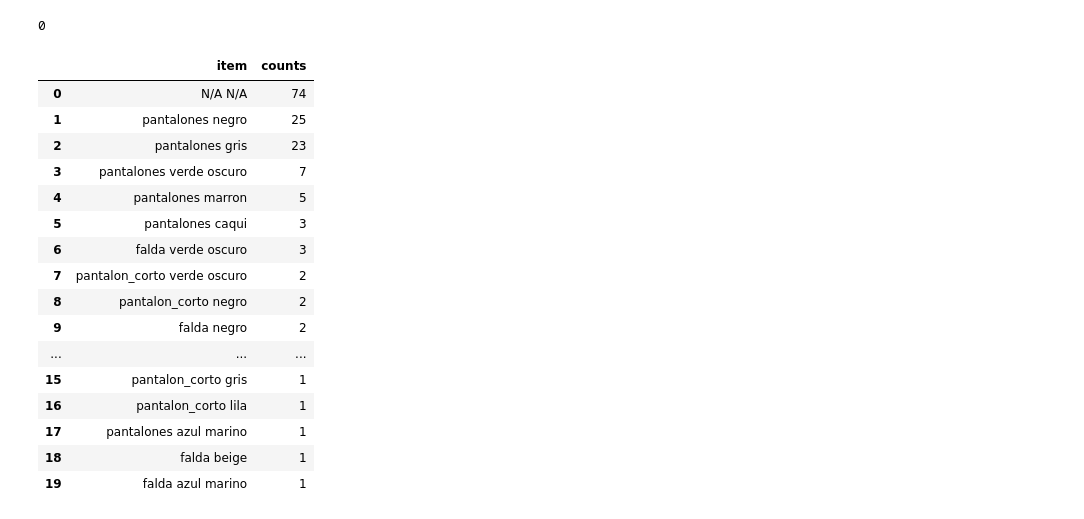
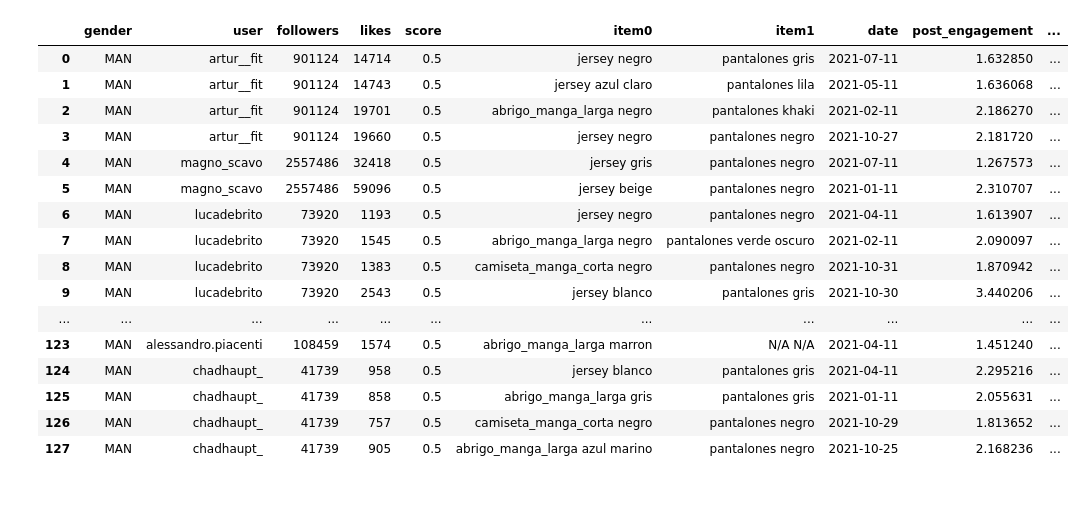
Before and after one commit to oscar-gonzalez-s/PAE_Accenture, a Jupyter notebook: DataProcessing/test2.ipynb, the cells around one changed output. Saved outputs shown, nothing was run; the diff lists cells and outputs as text; code cells hidden in the pictures.

```diff
--- a/DataProcessing/test2.ipynb
+++ b/DataProcessing/test2.ipynb
@@ -159,11 +159,11 @@ def getLabelsDF(df,item):
 # %%
 if __name__ == "__main__":
   postsDF = getGeneralDataframe("recognition-output.json", "influencers.csv")
-  df_w= getFilteredDataframe(postsDF,"WOMAN")
-  df_m= getFilteredDataframe(postsDF,"MAN")
+  df_w= getFilteredDataframe(postsDF,"WOMAN").copy()
+  df_m= getFilteredDataframe(postsDF,"MAN").copy()
 
   possible_w = getPossibleTrend(df_w)
   possible_m = getPossibleTrend(df_m)
 
-  #topLabelsDF = getLabelsDF(possible_w,'item0')
-  #bottomLabelsDF = getLabelsDF(possible_w,'item1')
+  topLabelsDF = getLabelsDF(possible_w,'item0')
+  bottomLabelsDF = getLabelsDF(possible_w,'item1')
@@ -191,29 +170,28 @@ See the caveats in the documentation: https://pandas.pydata.org/pandas-docs/stab
 # %%
 
-print("0")
 #postsDF
 #topLabelsDF
 #bottomLabelsDF
 #df_w
 #df_m
 #possible_w
-#possible_m
+#pd.set_option('display.max_rows', None)
+possible_m
 # %% [output]
-0
-|  | item | counts |
-| 0 | N/A N/A | 74 |
-| 1 | pantalones negro | 25 |
-| 2 | pantalones gris | 23 |
-| 3 | pantalones verde oscuro | 7 |
-| 4 | pantalones marron | 5 |
-| 5 | pantalones caqui | 3 |
-| 6 | falda verde oscuro | 3 |
-| 7 | pantalon_corto verde oscuro | 2 |
-| 8 | pantalon_corto negro | 2 |
-| 9 | falda negro | 2 |
-| ... | ... | ... |
-| 15 | pantalon_corto gris | 1 |
-| 16 | pantalon_corto lila | 1 |
-| 17 | pantalones azul marino | 1 |
-| 18 | falda beige | 1 |
-| 19 | falda azul marino | 1 |
+|  | gender | user | followers | likes | score | item0 | item1 | date | post_engagement | ... |
+| 0 | MAN | artur__fit | 901124 | 14714 | 0.5 | jersey negro | pantalones gris | 2021-07-11 | 1.632850 | ... |
+| 1 | MAN | artur__fit | 901124 | 14743 | 0.5 | jersey azul claro | pantalones lila | 2021-05-11 | 1.636068 | ... |
+| 2 | MAN | artur__fit | 901124 | 19701 | 0.5 | abrigo_manga_larga negro | pantalones khaki | 2021-02-11 | 2.186270 | ... |
+| 3 | MAN | artur__fit | 901124 | 19660 | 0.5 | jersey negro | pantalones negro | 2021-10-27 | 2.181720 | ... |
+| 4 | MAN | magno_scavo | 2557486 | 32418 | 0.5 | jersey gris | pantalones negro | 2021-07-11 | 1.267573 | ... |
+| 5 | MAN | magno_scavo | 2557486 | 59096 | 0.5 | jersey beige | pantalones negro | 2021-01-11 | 2.310707 | ... |
+| 6 | MAN | lucadebrito | 73920 | 1193 | 0.5 | jersey negro | pantalones negro | 2021-04-11 | 1.613907 | ... |
+| 7 | MAN | lucadebrito | 73920 | 1545 | 0.5 | abrigo_manga_larga negro | pantalones verde oscuro | 2021-02-11 | 2.090097 | ... |
+| 8 | MAN | lucadebrito | 73920 | 1383 | 0.5 | camiseta_manga_corta negro | pantalones negro | 2021-10-31 | 1.870942 | ... |
+| 9 | MAN | lucadebrito | 73920 | 2543 | 0.5 | jersey blanco | pantalones gris | 2021-10-30 | 3.440206 | ... |
+| ... | ... | ... | ... | ... | ... | ... | ... | ... | ... | ... |
+| 123 | MAN | alessandro.piacenti | 108459 | 1574 | 0.5 | abrigo_manga_larga marron | N/A N/A | 2021-04-11 | 1.451240 | ... |
+| 124 | MAN | chadhaupt_ | 41739 | 958 | 0.5 | jersey blanco | pantalones gris | 2021-04-11 | 2.295216 | ... |
+| 125 | MAN | chadhaupt_ | 41739 | 858 | 0.5 | abrigo_manga_larga gris | pantalones gris | 2021-01-11 | 2.055631 | ... |
+| 126 | MAN | chadhaupt_ | 41739 | 757 | 0.5 | camiseta_manga_corta negro | pantalones negro | 2021-10-29 | 1.813652 | ... |
+| 127 | MAN | chadhaupt_ | 41739 | 905 | 0.5 | abrigo_manga_larga azul marino | pantalones negro | 2021-10-25 | 2.168236 | ... |
```
Also changed, not shown: parts of 1 cell of this notebook.
